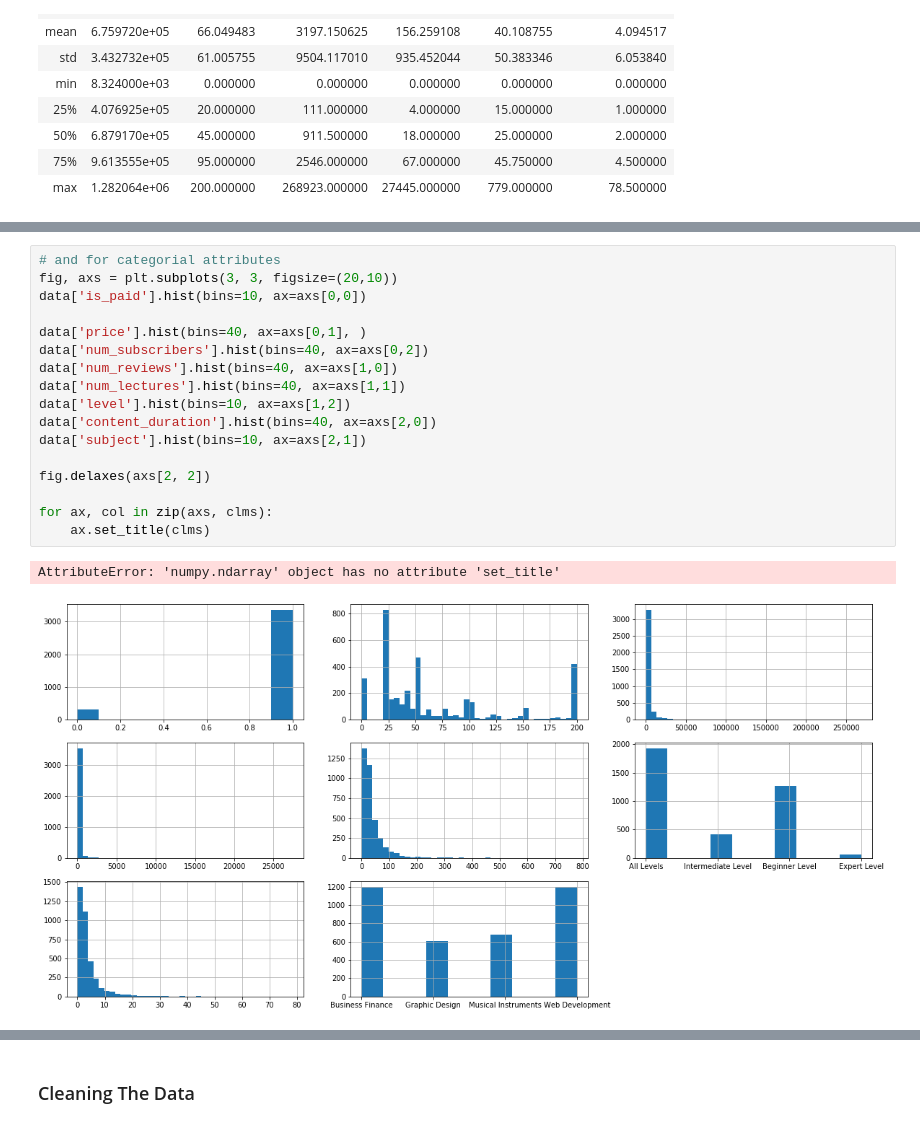
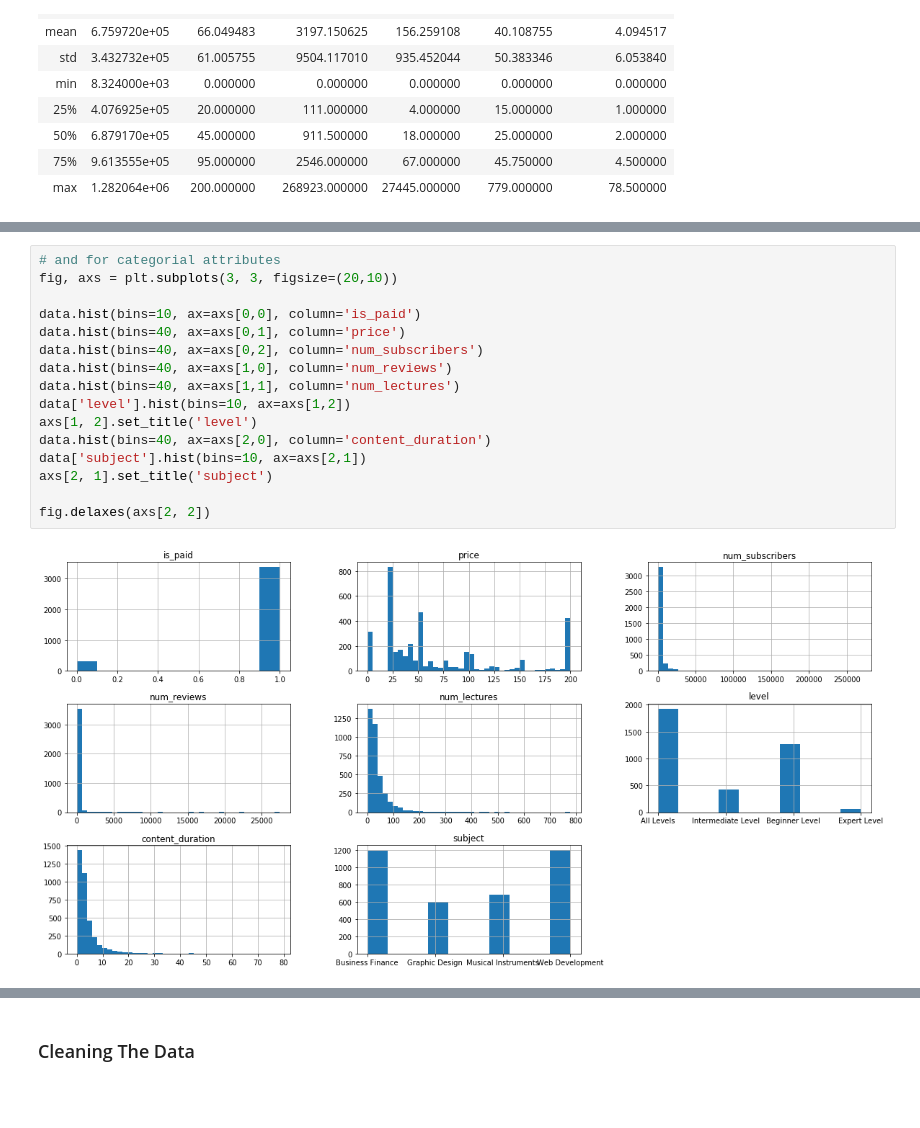
Before and after one commit to eelior/introduction-to-data-science-final-project, a Jupyter notebook: How to Win Udemy.ipynb, the cells around one changed output, grey strips where cells are left out. Cells and saved outputs as stored; diff of their text form; blank space fills up the shorter version.

```diff
--- a/How to Win Udemy.ipynb
+++ b/How to Win Udemy.ipynb
@@ -152,20 +138,18 @@ list(data.columns)
 # %%
 # and for categorial attributes
 fig, axs = plt.subplots(3, 3, figsize=(20,10))
-data['is_paid'].hist(bins=10, ax=axs[0,0])
 
-data['price'].hist(bins=40, ax=axs[0,1], )
-data['num_subscribers'].hist(bins=40, ax=axs[0,2])
-data['num_reviews'].hist(bins=40, ax=axs[1,0])
-data['num_lectures'].hist(bins=40, ax=axs[1,1])
+data.hist(bins=10, ax=axs[0,0], column='is_paid')
+data.hist(bins=40, ax=axs[0,1], column='price')
+data.hist(bins=40, ax=axs[0,2], column='num_subscribers')
+data.hist(bins=40, ax=axs[1,0], column='num_reviews')
+data.hist(bins=40, ax=axs[1,1], column='num_lectures')
 data['level'].hist(bins=10, ax=axs[1,2])
-data['content_duration'].hist(bins=40, ax=axs[2,0])
+axs[1, 2].set_title('level')
+data.hist(bins=40, ax=axs[2,0], column='content_duration')
 data['subject'].hist(bins=10, ax=axs[2,1])
+axs[2, 1].set_title('subject')
 
 fig.delaxes(axs[2, 2])
-
-for ax, col in zip(axs, clms):
-    ax.set_title(clms)
 # %% [output]
-AttributeError: 'numpy.ndarray' object has no attribute 'set_title'
-[figure, old version]
+[figure, new version]
```
Also changed, not shown: parts of 19 cells of this notebook.
